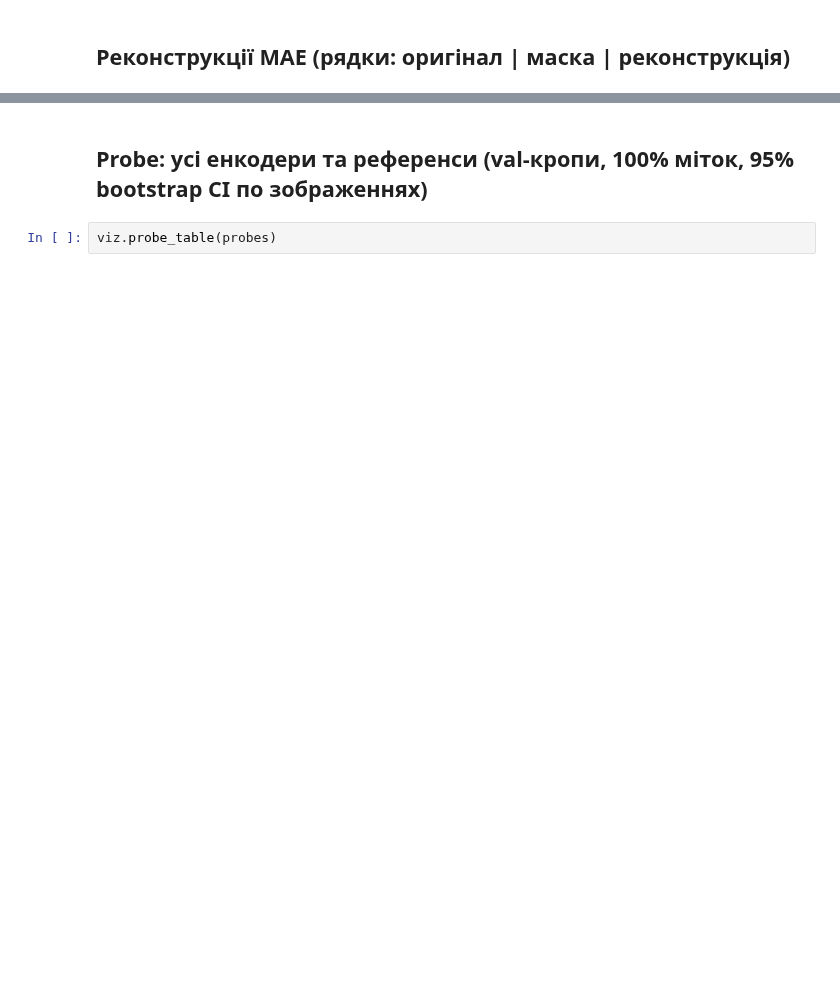
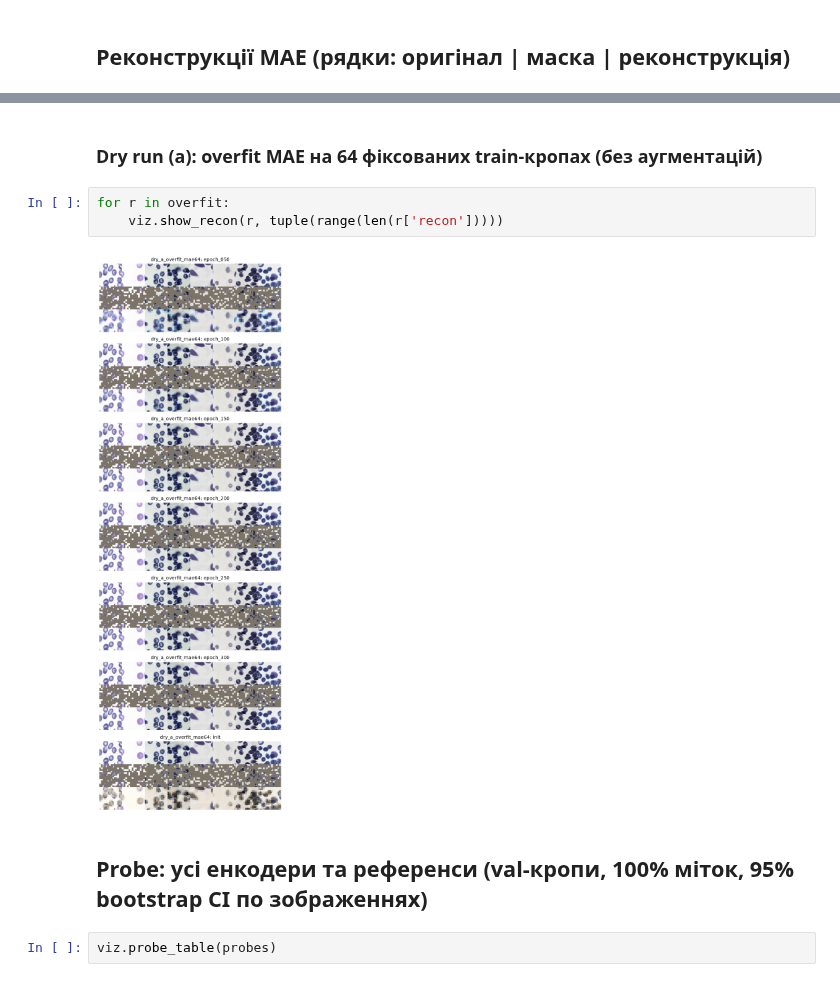
Before and after one commit to Daito6/malaria-ssl-detr, a Jupyter notebook: notebooks/03_ssl_analysis.ipynb, the cells around one changed output, grey strips where cells are left out. Drawn from its saved outputs; the diff is of its cells as text; blank space fills up the shorter version.

```diff
--- a/notebooks/03_ssl_analysis.ipynb
+++ b/notebooks/03_ssl_analysis.ipynb
@@ -51,3 +76,10 @@ for r in runs:
+# %% [markdown]
+### Dry run (a): overfit MAE на 64 фіксованих train-кропах (без аугментацій)
+# %%
+for r in overfit:
+    viz.show_recon(r, tuple(range(len(r['recon']))))
+# %% [output]
+[figure, added]
 # %% [markdown]
 ## Probe: усі енкодери та референси (val-кропи, 100% міток, 95% bootstrap CI по зображеннях)
 # %%
```
Also changed, not shown: parts of 12 cells of this notebook, 4 other files.
